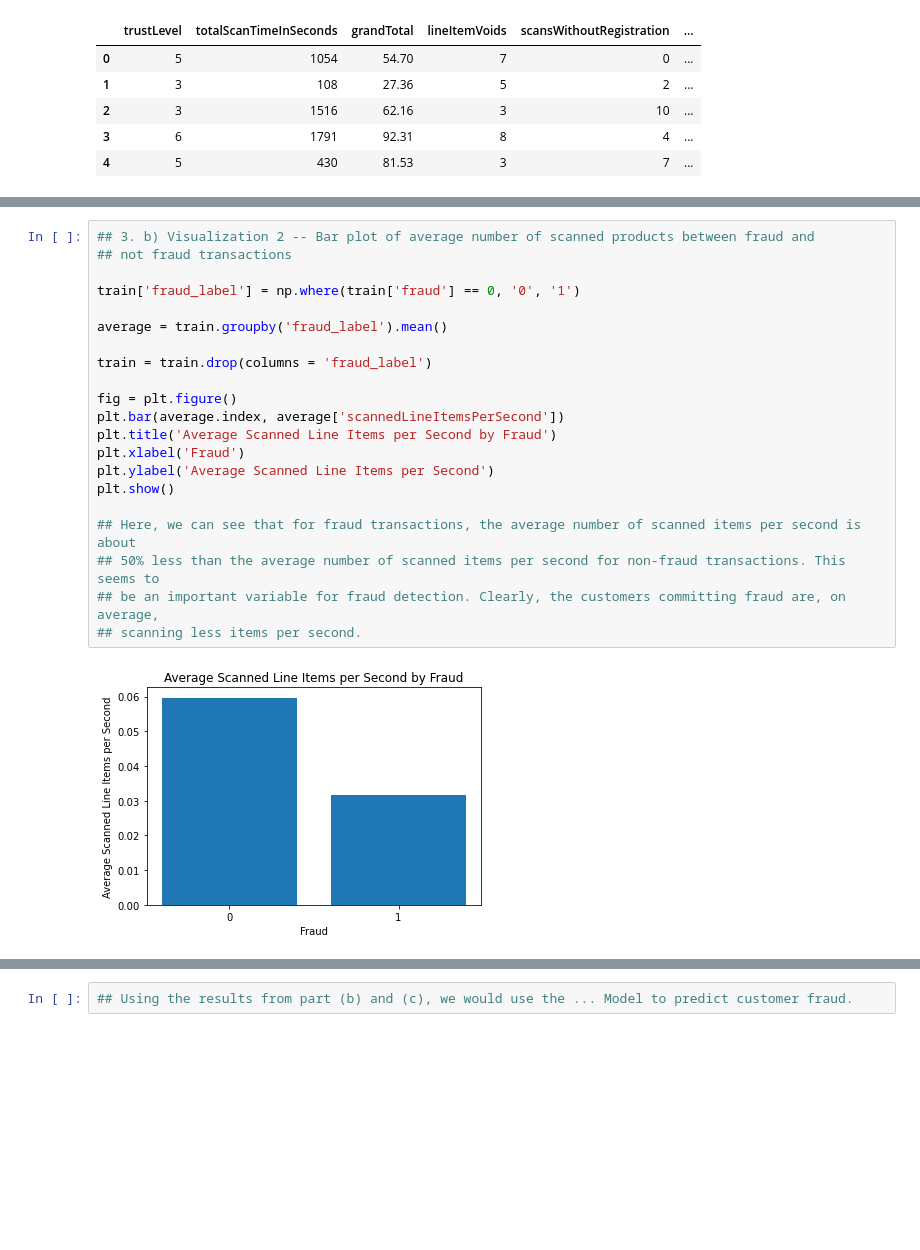
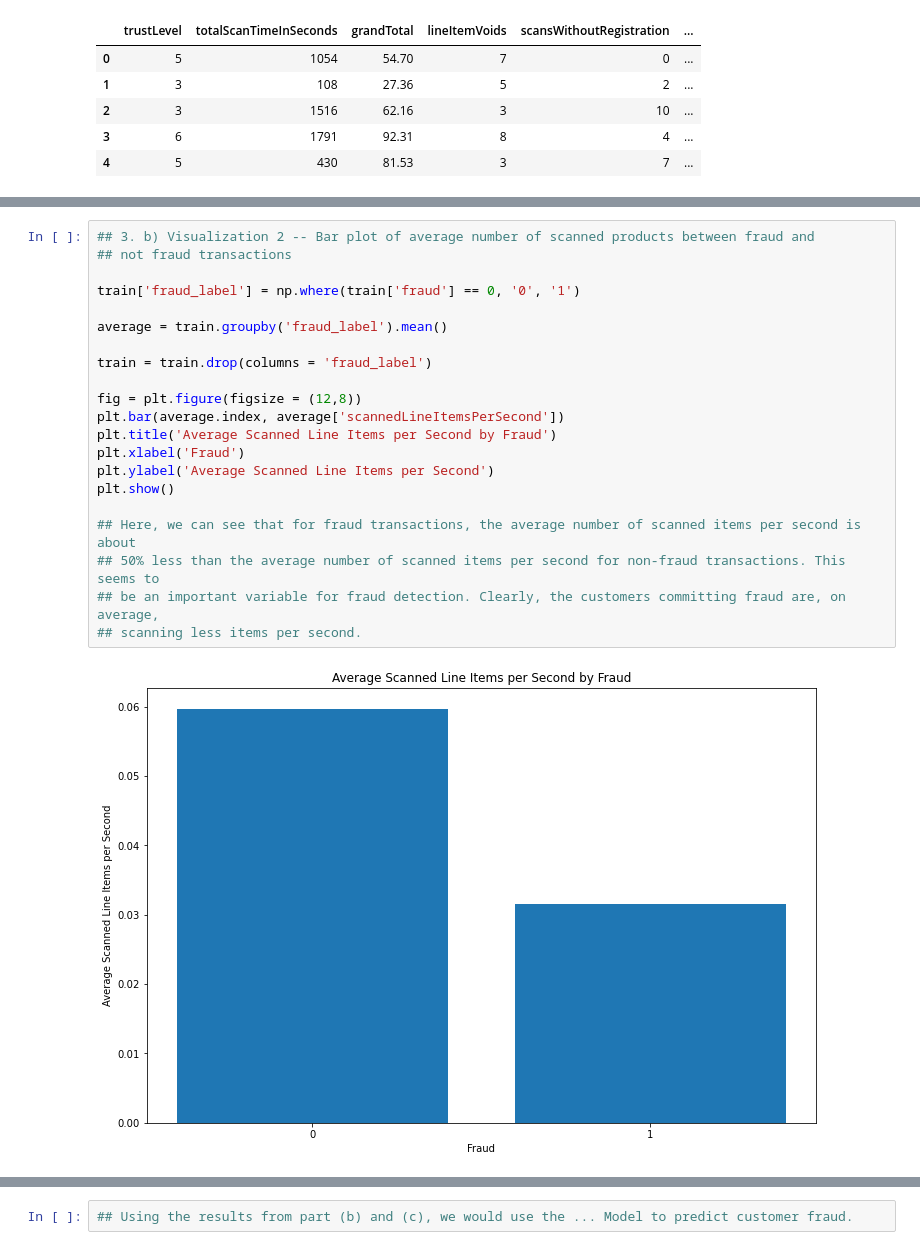
Before and after one commit to Evan-Callaghan/DATA-448-Predictive-Analytics, a Jupyter notebook: Homework Assignments/Homework Assignment 1.ipynb, the cells around one changed output, grey strips where cells are left out. Drawn from its saved outputs; the diff is of its cells as text; blank space fills up the shorter version.

```diff
--- a/Homework Assignments/Homework Assignment 1.ipynb
+++ b/Homework Assignments/Homework Assignment 1.ipynb
@@ -88,26 +96,26 @@ plt.show()
 # %%
 ## 3. b) Visualization 2 -- Bar plot of average number of scanned products between fraud and
 ## not fraud transactions
 
 train['fraud_label'] = np.where(train['fraud'] == 0, '0', '1')
 
 average = train.groupby('fraud_label').mean()
 
 train = train.drop(columns = 'fraud_label')
 
-fig = plt.figure()
+fig = plt.figure(figsize = (12,8))
 plt.bar(average.index, average['scannedLineItemsPerSecond'])
 plt.title('Average Scanned Line Items per Second by Fraud')
 plt.xlabel('Fraud')
 plt.ylabel('Average Scanned Line Items per Second')
 plt.show()
 
 ## Here, we can see that for fraud transactions, the average number of scanned items per second is about
 ## 50% less than the average number of scanned items per second for non-fraud transactions. This seems to
 ## be an important variable for fraud detection. Clearly, the customers committing fraud are, on average,
 ## scanning less items per second.
 # %% [output]
-[figure, old version]
+[figure, new version]
 # %%
 ## 4. Building and comparing the performance of two different models
 
```
Also changed, not shown: parts of 11 cells of this notebook.
